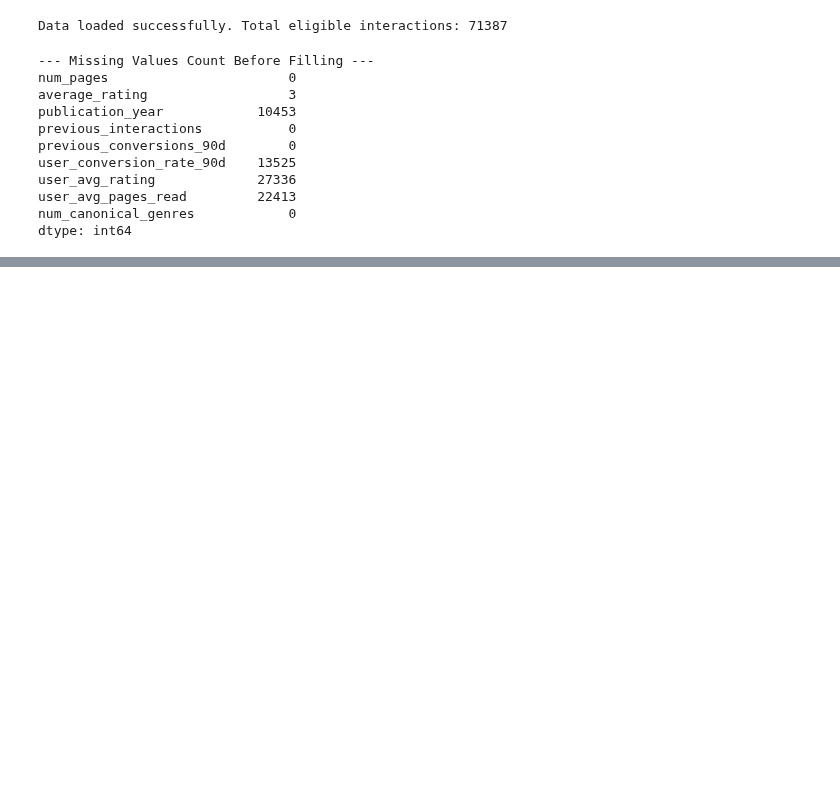
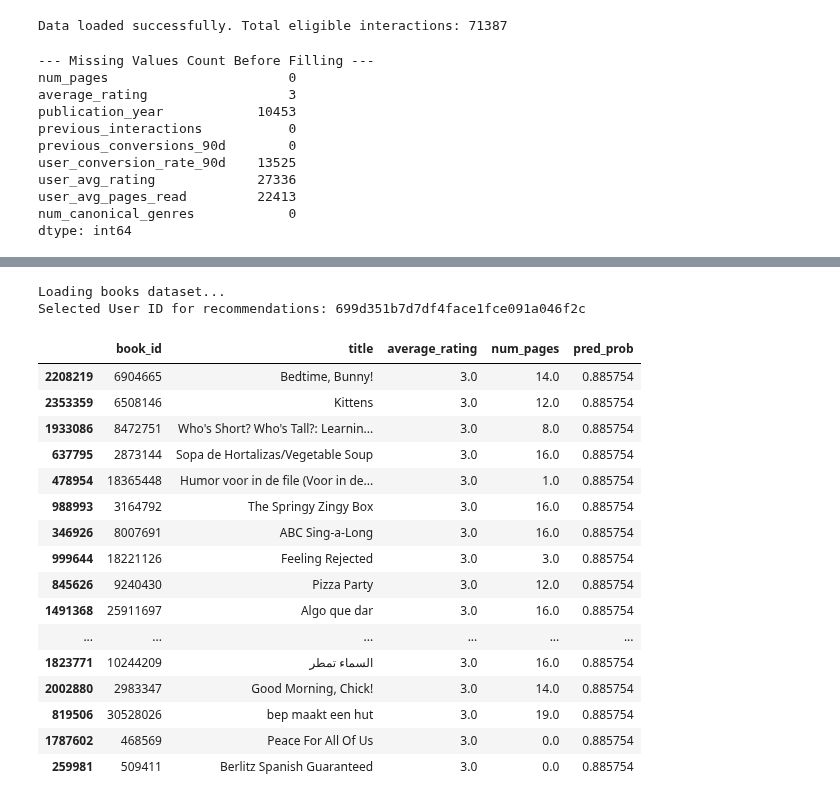
Before and after one commit to Varshasakaray/Book-Recommendation-System, a Jupyter notebook: ml_2/model_training.ipynb, the cells around one changed output, grey strips where cells are left out. Cells and saved outputs as stored; diff of their text form; code cells hidden in the pictures; blank space fills up the shorter version.

```diff
--- a/ml_2/model_training.ipynb
+++ b/ml_2/model_training.ipynb
@@ -289,0 +506,78 @@ API Response: The user has a 58.9% chance of reading this book.
+# %%
+import pandas as pd
+import numpy as np
+import joblib
+
+# 1. Load the goodreads_books dataset
+print("Loading books dataset...")
+books_df = pd.read_csv('/content/drive/MyDrive/goodreads_books.csv', low_memory=False)
+
+# 2. Pick an active user from the temporal test set
+test_users = df.loc[test_df.index, 'user_id'].unique()
+target_user = test_users[0]
+print(f"Selected User ID for recommendations: {target_user}")
+
+# 3. Extract this user's specific profile from historical data
+user_profile = df[df['user_id'] == target_user].iloc[0]
+
+# Deduplicate candidate books
+candidate_books = books_df.drop_duplicates(subset=['book_id']).copy()
+
+# 4. Bind the active user properties to the candidate books
+candidate_books['user_id'] = target_user
+candidate_books['previous_interactions'] = user_profile['previous_interactions']
+candidate_books['previous_conversions_90d'] = user_profile['previous_conversions_90d']
+candidate_books['user_conversion_rate_90d'] = user_profile['user_conversion_rate_90d']
+candidate_books['user_avg_rating'] = user_profile['user_avg_rating']
+candidate_books['user_avg_pages_read'] = user_profile['user_avg_pages_read']
+
+# Fill missing variables using training defaults/medians to support the 11-feature model
+candidate_books['publication_year'] = pd.to_numeric(candidate_books['publication_year'], errors='coerce')
+candidate_books['publication_year'] = candidate_books['publication_year'].fillna(pub_year_median)
+
+candidate_books['average_rating'] = pd.to_numeric(candidate_books['average_rating'], errors='coerce')
+candidate_books['average_rating'] = candidate_books['average_rating'].fillna(avg_rating_mean)
+
+candidate_books['num_pages'] = pd.to_numeric(candidate_books['num_pages'], errors='coerce')
+candidate_books['num_pages'] = candidate_books['num_pages'].fillna(train_df['num_pages'].median())
+
+if 'num_canonical_genres' not in candidate_books.columns:
+    candidate_books['num_canonical_genres'] = 0
+
+# Set default cold start values for newly integrated conversion rates
+candidate_books['genre_conv_rate_extracted'] = 0.0
+candidate_books['author_conv_rate_extracted'] = 0.0
+
+# 5. Load model & scaler, then run predictions
+model = joblib.load('/content/xgboost_conversion_model.pkl')
+scaler = joblib.load('/content/feature_scaler.pkl')
+
+# Match exact 11 features expected by the scaler and model
+X_cand = candidate_books[base_features]
+X_cand_scaled = scaler.transform(X_cand)
+
+candidate_books['pred_prob'] = model.predict_proba(X_cand_scaled)[:, 1]
+
+# 6. Sort and display top 20 recommendations with titles
+top_20_recs = candidate_books.sort_values(by='pred_prob', ascending=False).head(20)
+display(top_20_recs[['book_id', 'title', 'average_rating', 'num_pages', 'pred_prob']])
+# %% [output]
+Loading books dataset...
+Selected User ID for recommendations: 699d351b7d7df4face1fce091a046f2c
+|  | book_id | title | average_rating | num_pages | pred_prob |
+| 2208219 | 6904665 | Bedtime, Bunny! | 3.0 | 14.0 | 0.885754 |
+| 2353359 | 6508146 | Kittens | 3.0 | 12.0 | 0.885754 |
+| 1933086 | 8472751 | Who's Short? Who's Tall?: Learnin... | 3.0 | 8.0 | 0.885754 |
+| 637795 | 2873144 | Sopa de Hortalizas/Vegetable Soup | 3.0 | 16.0 | 0.885754 |
+| 478954 | 18365448 | Humor voor in de file (Voor in de... | 3.0 | 1.0 | 0.885754 |
+| 988993 | 3164792 | The Springy Zingy Box | 3.0 | 16.0 | 0.885754 |
+| 346926 | 8007691 | ABC Sing-a-Long | 3.0 | 16.0 | 0.885754 |
+| 999644 | 18221126 | Feeling Rejected | 3.0 | 3.0 | 0.885754 |
+| 845626 | 9240430 | Pizza Party | 3.0 | 12.0 | 0.885754 |
+| 1491368 | 25911697 | Algo que dar | 3.0 | 16.0 | 0.885754 |
+| ... | ... | ... | ... | ... | ... |
+| 1823771 | 10244209 | السماء تمطر | 3.0 | 16.0 | 0.885754 |
+| 2002880 | 2983347 | Good Morning, Chick! | 3.0 | 14.0 | 0.885754 |
+| 819506 | 30528026 | bep maakt een hut | 3.0 | 19.0 | 0.885754 |
+| 1787602 | 468569 | Peace For All Of Us | 3.0 | 0.0 | 0.885754 |
+| 259981 | 509411 | Berlitz Spanish Guaranteed | 3.0 | 0.0 | 0.885754 |
```
Also changed, not shown: parts of 30 cells of this notebook, 3 other files.
